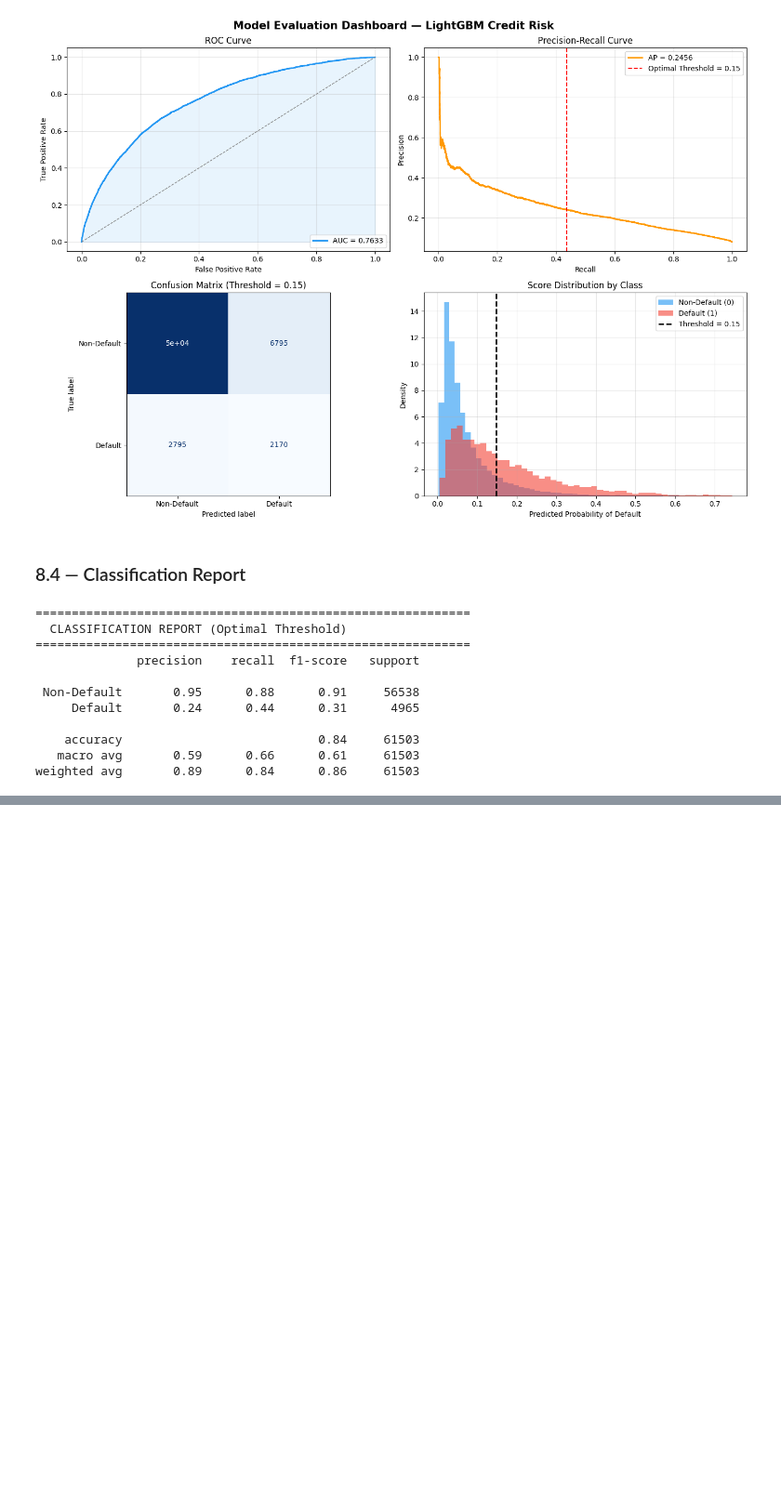
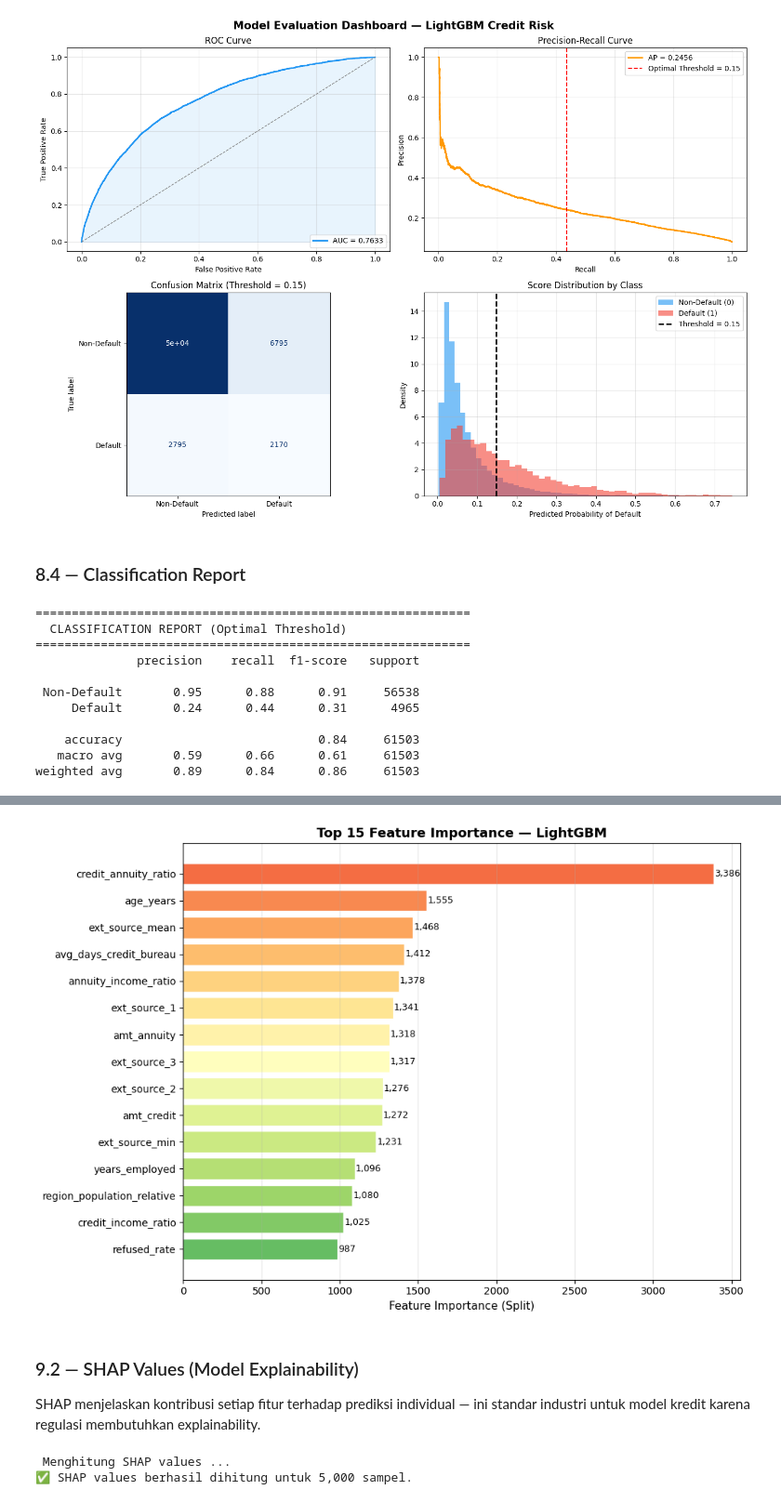
Before and after one commit to rdityaza/credit-risk-analytics, a Jupyter notebook: notebooks/Credit_Risk_Predictive_Modeling.ipynb, the cells around one changed output, grey strips where cells are left out. Shown at 93% size. Drawn from its saved outputs; the diff is of its cells as text; code cells hidden in the pictures; blank space fills up the shorter version.

Commit message:
feat: feature importance — LightGBM native + SHAP explainability

```diff
--- a/notebooks/Credit_Risk_Predictive_Modeling.ipynb
+++ b/notebooks/Credit_Risk_Predictive_Modeling.ipynb
@@ -488,0 +492,8 @@ weighted avg       0.89      0.84      0.86     61503
+# %%
+feature_importance_df = pd.DataFrame({
+    'feature'   : X.columns,
+    'importance': lgb_model.feature_importances_
+}).sort_values('importance', ascending=False).reset_index(drop=True)
+
+print("Top 10 Fitur Paling Berpengaruh:")
+print(feature_importance_df.head(10).to_string(index=False))
@@ -488,0 +513,49 @@ weighted avg       0.89      0.84      0.86     61503
+# %%
+fig, ax = plt.subplots(figsize=(10, 7))
+
+top_n = 15
+top_features = feature_importance_df.head(top_n)
+
+bars = ax.barh(
+    top_features['feature'][::-1],
+    top_features['importance'][::-1],
+    color=plt.cm.RdYlGn_r(np.linspace(0.2, 0.8, top_n)),
+    edgecolor='white'
+)
+
+ax.set_xlabel('Feature Importance (Split)', fontsize=11)
+ax.set_title(f'Top {top_n} Feature Importance — LightGBM', fontsize=13, fontweight='bold')
+ax.grid(axis='x', alpha=0.3)
+
+for bar, val in zip(bars, top_features['importance'][::-1]):
+    ax.text(bar.get_width() + 5, bar.get_y() + bar.get_height()/2,
+            f'{val:,}', va='center', fontsize=9)
+
+plt.tight_layout()
+plt.savefig('../data/feature_importance.png', dpi=150, bbox_inches='tight')
+plt.show()
+# %% [output]
+[figure, added]
+# %% [markdown]
+### 9.2 — SHAP Values (Model Explainability)
+SHAP menjelaskan kontribusi setiap fitur terhadap prediksi individual — ini standar industri untuk model kredit karena regulasi membutuhkan explainability.
+# %%
+print(" Menghitung SHAP values ...")
+
+# Gunakan sample untuk efisiensi memori
+SHAP_SAMPLE = min(5000, len(X_test))
+X_test_sample = pd.DataFrame(
+    X_test_np, columns=X_train.columns
+).sample(n=SHAP_SAMPLE, random_state=42)
+
+explainer   = shap.TreeExplainer(lgb_model)
+shap_values = explainer.shap_values(X_test_sample)
+
+# Untuk binary classification, LightGBM SHAP output bisa berupa list
+if isinstance(shap_values, list):
+    shap_values = shap_values[1]  # ambil kelas positif (default)
+
+print(f"✅ SHAP values berhasil dihitung untuk {SHAP_SAMPLE:,} sampel.")
+# %% [output]
+ Menghitung SHAP values ...
+✅ SHAP values berhasil dihitung untuk 5,000 sampel.
```
Also changed, not shown: parts of 4 cells of this notebook.
